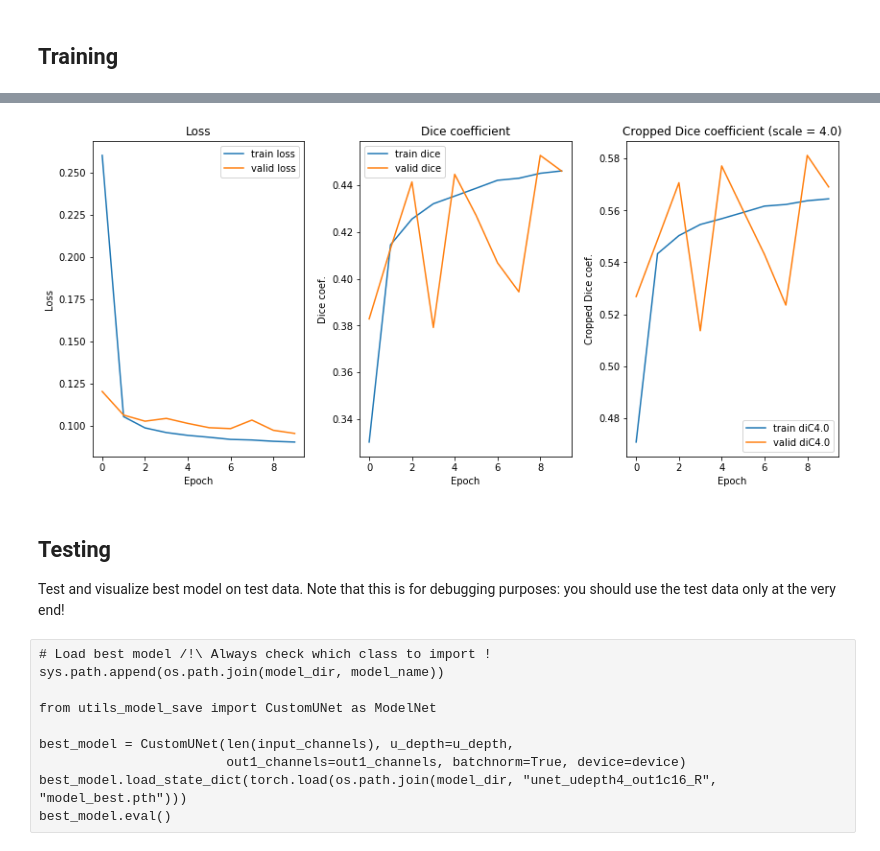
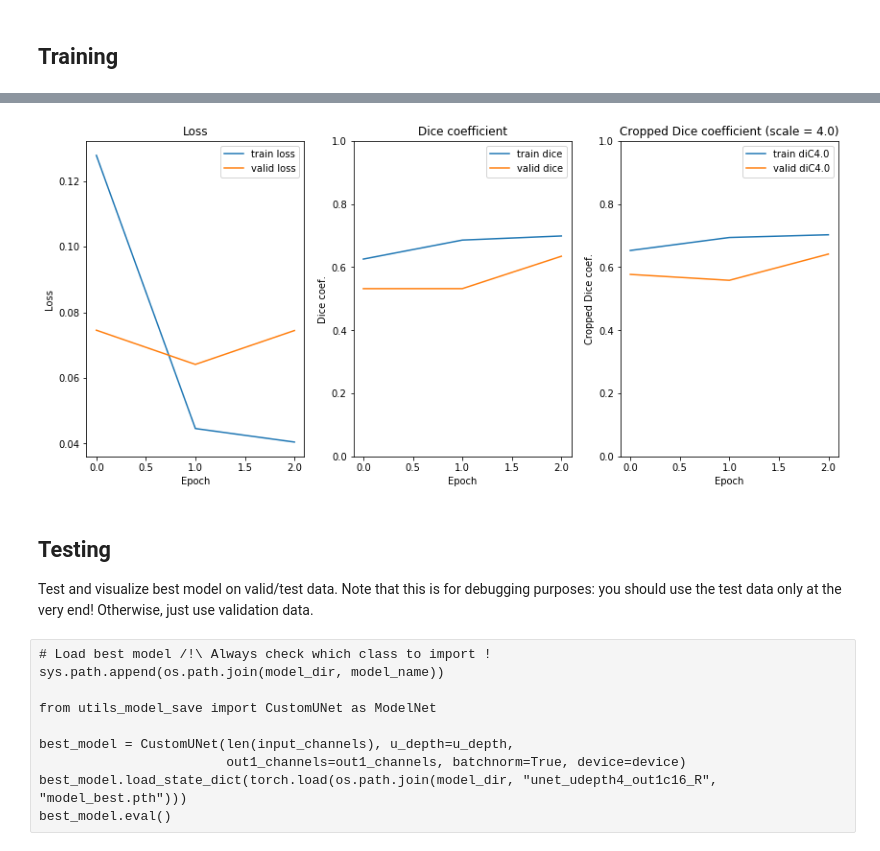
Before and after one commit to ntalabot/ROI_detection, a Jupyter notebook: deep_learning/ROI_detection_DL.ipynb, the cells around one changed output, grey strips where cells are left out. Drawn from its saved outputs; the diff is of its cells as text; code cells hidden in the pictures.

```diff
--- a/deep_learning/ROI_detection_DL.ipynb
+++ b/deep_learning/ROI_detection_DL.ipynb
@@ -41,10 +41,12 @@ Device: cuda:0
 ## Parameters
 Hyperparameters, folder names, etc.
 # %%
-n_epochs = 10
+n_epochs = 3
 batch_size = 32
 learning_rate = 0.001
 diceC_scale = 4.0 # scale of the cropping (w.r.t. ROI's bounding box) for the dice coef.
+synth_data = True
+synth_ratio = 0.5 # ratio of synthetic data vs. real data
 
 input_channels = "R" # Channel to use as input
 u_depth = 4
@@ -63,6 +65,7 @@ dataloaders = get_all_dataloaders(
     batch_size,
     input_channels = input_channels,
     test_dataloader = True,
+    synthetic_data = synth_data, synthetic_ratio = synth_ratio,
     train_transform = None, train_target_transform = None,
     eval_transform = None, eval_target_transform = None
 )
@@ -72,23 +75,26 @@ N_VALID = len(dataloaders["valid"].dataset)
 N_TEST = len(dataloaders["test"].dataset)
 HEIGHT, WIDTH = io.imread(get_filenames(os.path.join(data_dir, "train/"))[0][0]).shape[:2]
 print("%d images of size %dx%d." % (N_TRAIN + N_VALID + N_TEST, HEIGHT, WIDTH))
-print("%d to train" % N_TRAIN)
+print("%d to train" % N_TRAIN, end="")
+if synth_data:
+    if synth_ratio is None:
+        print(" (with synthetic data)")
+    else:
+        print(" (with %d%% of synthetic data)" % (synth_ratio * 100))
+else:
+    print("")
 print("%d to validation" % N_VALID)
 print("%d to test" % N_TEST)
 
-# Compute class weights (as pixel imbalance)
+# Compute class weights (as pixel imbalance) takes ~90s for 78 stacks
 pos_count = 0
 neg_count = 0
-# for y_name in y_filenames:
-#     y = io.imread(y_name)
-#     pos_count += (y == 255).sum()
-#     neg_count += (y == 0).sum()
 # for _, batch_y in dataloaders["train"]:
-#     pos_count += (y == 1).sum().item()
-#     neg_count += (y == 0).sum().item()
+#     pos_count += (batch_y == 1).sum().item()
+#     neg_count += (batch_y == 0).sum().item()
 # pos_weight = torch.tensor(neg_count / pos_count).to(device)
 # Following has been pre-computed
-pos_weight = torch.tensor(120.946829).to(device)
+pos_weight = torch.tensor(120.0).to(device)
 if pos_count != 0 and neg_count != 0:
     print("{} ROI pixels, and {} background --> {:f} positive weighting.".format(
         pos_count, neg_count, pos_weight.item()))
@@ -176,33 +182,35 @@ According validation loss = 0.097 - diC4.0 = 0.581
 # %%
 fig = plt.figure(figsize=(12,6))
 plt.subplot(131)
 plt.title("Loss")
 plt.plot(history["epoch"], history["loss"])
 plt.plot(history["epoch"], history["val_loss"])
 plt.xlabel("Epoch")
 plt.ylabel("Loss")
 plt.legend(["train loss", "valid loss"])
 plt.subplot(132)
 plt.title("Dice coefficient")
 plt.plot(history["epoch"], history["dice"])
 plt.plot(history["epoch"], history["val_dice"])
 plt.xlabel("Epoch")
 plt.ylabel("Dice coef.")
+plt.ylim(0,1)
 plt.legend(["train dice", "valid dice"])
 plt.subplot(133)
 plt.title("Cropped Dice coefficient (scale = %.1f)" % diceC_scale)
 plt.plot(history["epoch"], history["diC%.1f"%diceC_scale])
 plt.plot(history["epoch"], history["val_diC%.1f"%diceC_scale])
 plt.xlabel("Epoch")
 plt.ylabel("Cropped Dice coef.")
+plt.ylim(0,1)
 plt.legend(["train diC%.1f"%diceC_scale, "valid diC%.1f"%diceC_scale])
 plt.tight_layout(rect=[0, 0.03, 1, 0.95])
 plt.show()
 # %% [output]
-[figure, old version]
+[figure, new version]
 # %% [markdown]
 ## Testing
-Test and visualize best model on test data. Note that this is for debugging purposes: you should use the test data only at the very end!
+Test and visualize best model on valid/test data. Note that this is for debugging purposes: you should use the test data only at the very end! Otherwise, just use validation data.
 # %% [raw]
 # Load best model /!\ Always check which class to import !
 sys.path.append(os.path.join(model_dir, model_name))
```
Also changed, not shown: parts of 5 cells of this notebook, 3 other files.
